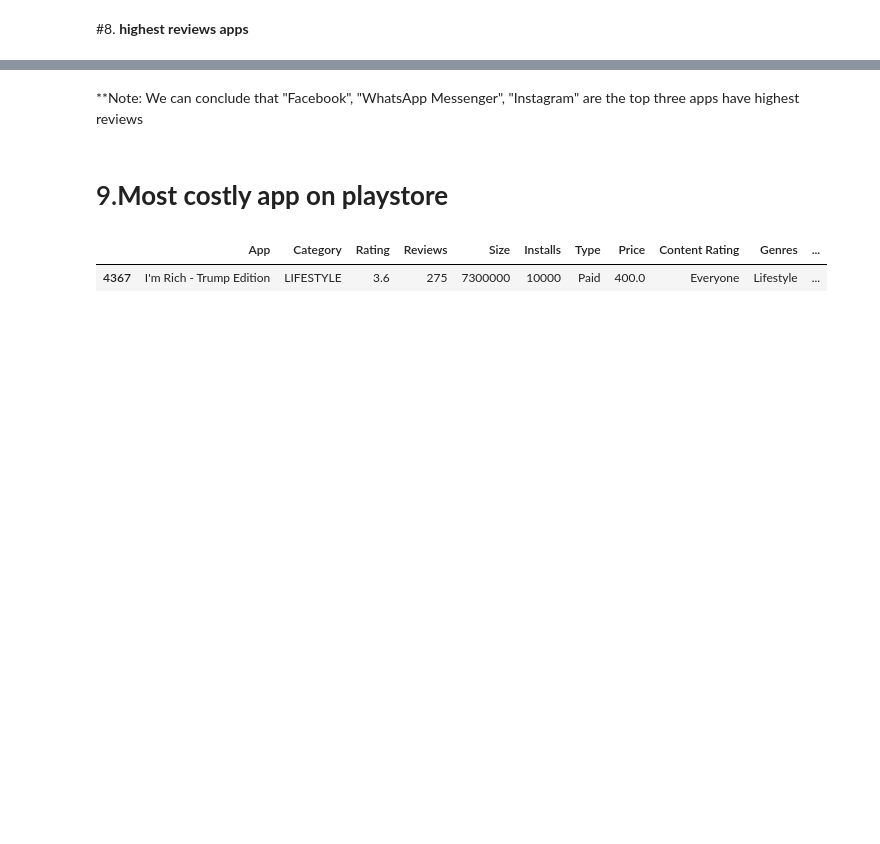
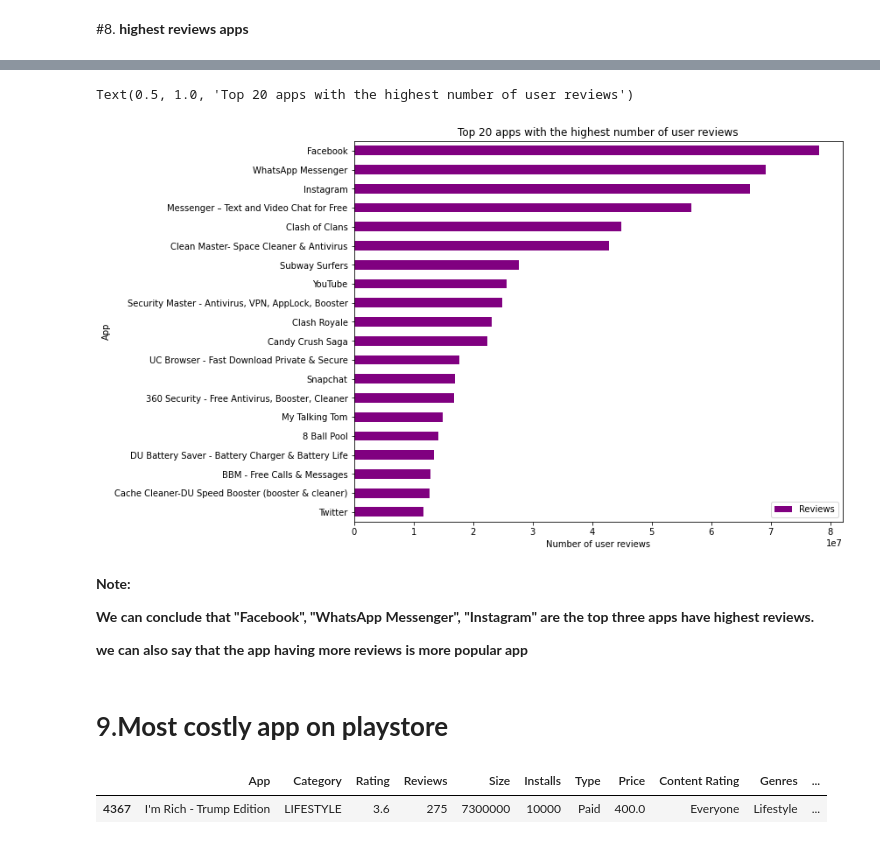
Before and after one commit to sarodeshreyash/Play-Store-App-Review-Analysis, a Jupyter notebook: Play_Store_App_Review_Analysis_Capstone_Project.ipynb, the cells around one changed output, grey strips where cells are left out. Drawn from its saved outputs; the diff is of its cells as text; code cells hidden in the pictures; blank space fills up the shorter version.

```diff
--- a/Play_Store_App_Review_Analysis_Capstone_Project.ipynb
+++ b/Play_Store_App_Review_Analysis_Capstone_Project.ipynb
@@ -545,8 +593,21 @@ Apps_with_Highest_rev
 | 406 | BBM - Free Calls & Messages | COMMUNICATION | 4.3 | 12842860 | 0 | 100000000 | Free | 0.0 | Everyone | Communication | ... |
 | 3239 | Cache Cleaner-DU Speed Booster (b... | TOOLS | 4.5 | 12759663 | 15000000 | 100000000 | Free | 0.0 | Everyone | Tools | ... |
 | 3739 | Twitter | NEWS_AND_MAGAZINES | 4.3 | 11667403 | 0 | 500000000 | Free | 0.0 | Mature 17+ | News & Magazines | ... |
+# %%
+# Top apps with the highest number of user reviews
+
+df1.groupby('App')[['Reviews','App']].sum().nlargest(20,['Reviews']).plot.barh(figsize = (10,8), color = 'purple').invert_yaxis()
+plt.xlabel('Number of user reviews')
+plt.title('Top 20 apps with the highest number of user reviews')
+# %% [output]
+Text(0.5, 1.0, 'Top 20 apps with the highest number of user reviews')
+[figure, added]
 # %% [markdown]
-**Note: We can conclude that "Facebook", "WhatsApp Messenger", "Instagram" are the top three apps have highest reviews
+**Note:**
+
+**We can conclude that "Facebook", "WhatsApp Messenger", "Instagram" are the top three apps have highest reviews.**
+
+**we can also say that the app having more reviews is more popular app**
 # %% [markdown]
 # 9.**Most costly app on playstore**
 # %%
```
Also changed, not shown: parts of 58 cells of this notebook.
